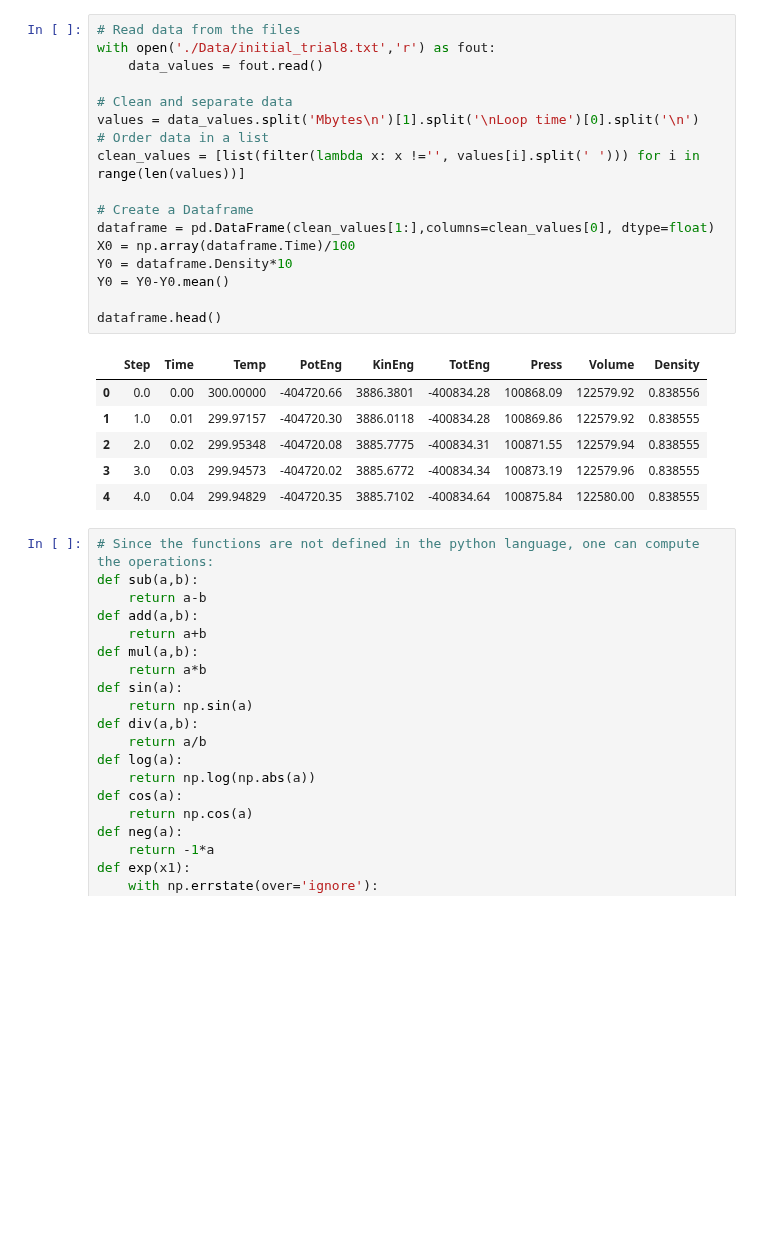
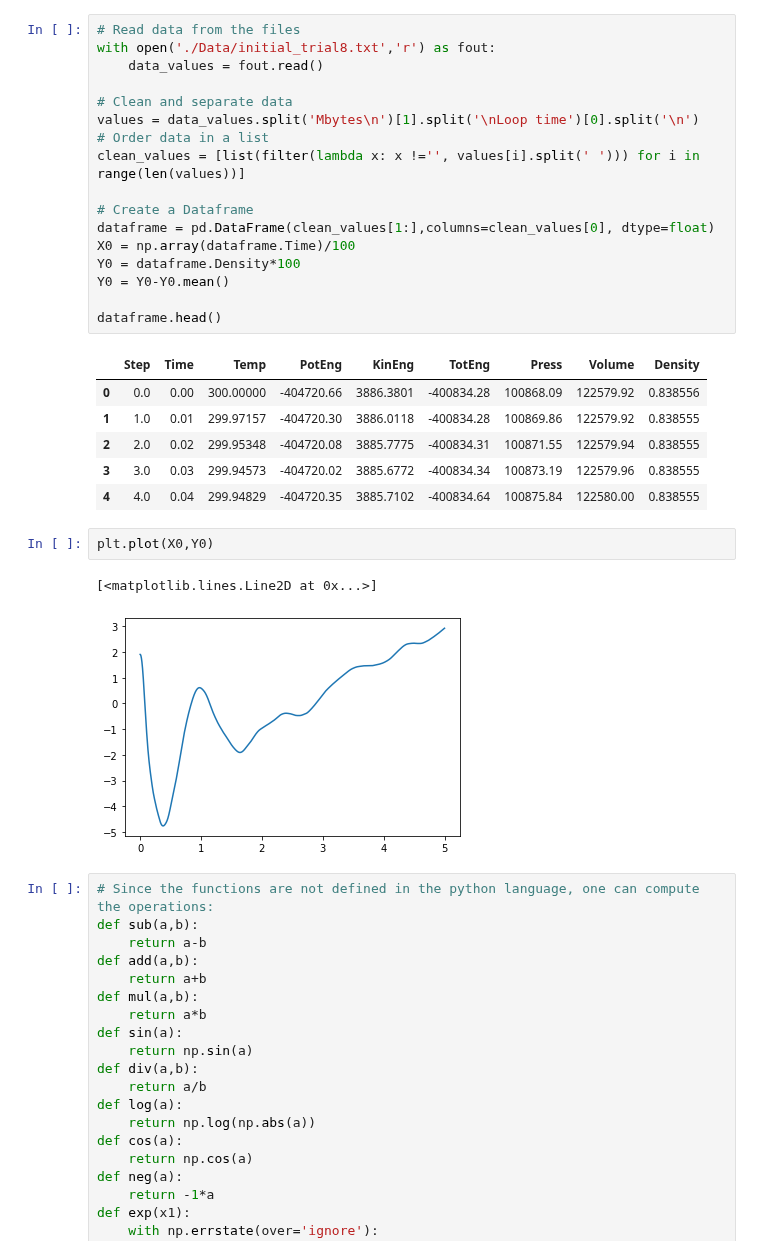
Before and after one commit to dhdzmota/Symbolic_Regression, a Jupyter notebook: Untitled1.ipynb, the cells around one changed output. Cells and saved outputs as stored; diff of their text form; blank space fills up the shorter version.

```diff
--- a/Untitled1.ipynb
+++ b/Untitled1.ipynb
@@ -20,7 +20,7 @@ clean_values = [list(filter(lambda x: x !='', values[i].split(' '))) for i in ra
 # Create a Dataframe
 dataframe = pd.DataFrame(clean_values[1:],columns=clean_values[0], dtype=float)
 X0 = np.array(dataframe.Time)/100
-Y0 = dataframe.Density*10
+Y0 = dataframe.Density*100
 Y0 = Y0-Y0.mean()
 
 dataframe.head()
@@ -31,6 +31,11 @@ dataframe.head()
 | 2 | 2.0 | 0.02 | 299.95348 | -404720.08 | 3885.7775 | -400834.31 | 100871.55 | 122579.94 | 0.838555 |
 | 3 | 3.0 | 0.03 | 299.94573 | -404720.02 | 3885.6772 | -400834.34 | 100873.19 | 122579.96 | 0.838555 |
 | 4 | 4.0 | 0.04 | 299.94829 | -404720.35 | 3885.7102 | -400834.64 | 100875.84 | 122580.00 | 0.838555 |
+# %%
+plt.plot(X0,Y0)
+# %% [output]
+[<matplotlib.lines.Line2D at 0x...>]
+[figure, added]
 # %%
 # Since the functions are not defined in the python language, one can compute the operations:
 def sub(a,b):
```
Also changed, not shown: parts of 3 cells of this notebook.
